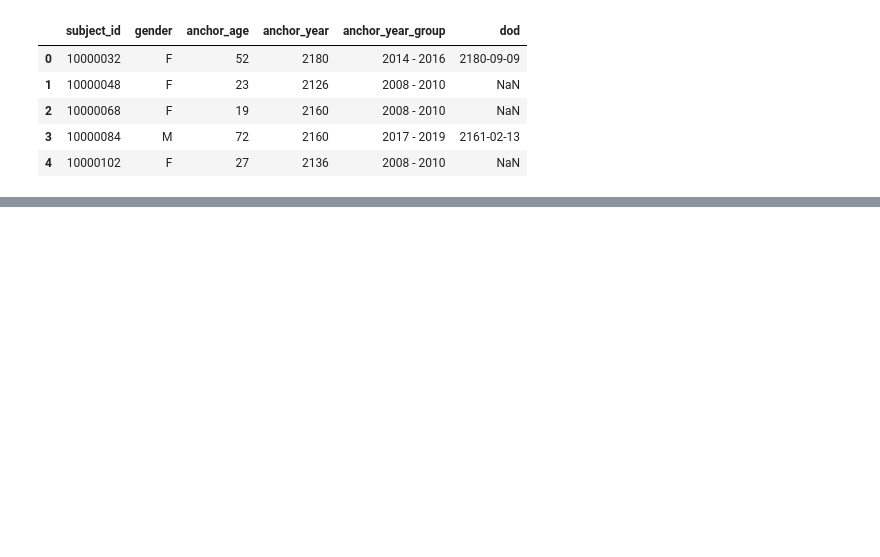
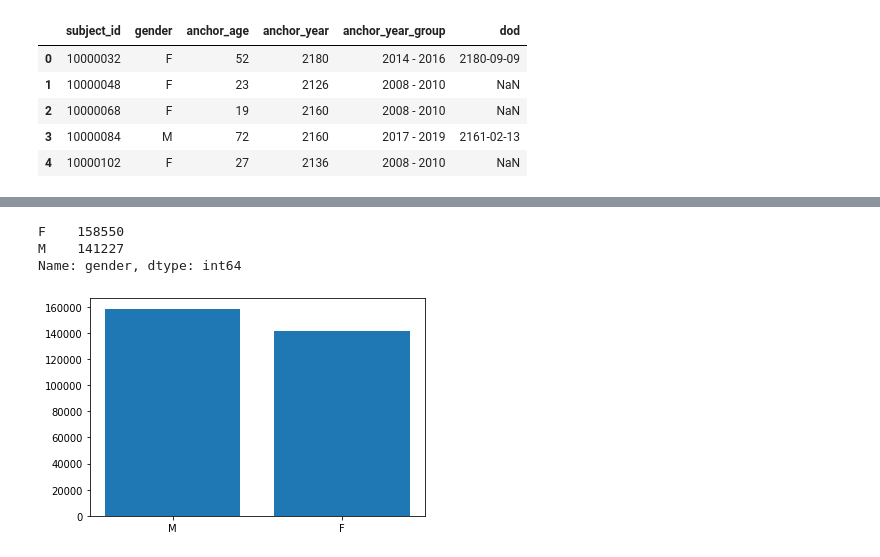
Before and after one commit to iupui-soic/pybootcamp, a Jupyter notebook: sigandhi Day5.ipynb, the cells around one changed output, grey strips where cells are left out. Cells and saved outputs as stored; diff of their text form; code cells hidden in the pictures; blank space fills up the shorter version.

```diff
--- a/sigandhi Day5.ipynb
+++ b/sigandhi Day5.ipynb
@@ -20,0 +31,6 @@ df.head()
+# %%
+print(df['gender'].value_counts())
+# %% [output]
+F    158550
+M    141227
+Name: gender, dtype: int64
@@ -20,0 +39,9 @@ df.head()
+# %%
+Gender = ['M', 'F']
+Number= [158550, 141227]
+
+plt.bar(Gender, Number)
+
+plt.show()
+# %% [output]
+[figure, added]
```
Also changed, not shown: parts of 6 cells of this notebook.
